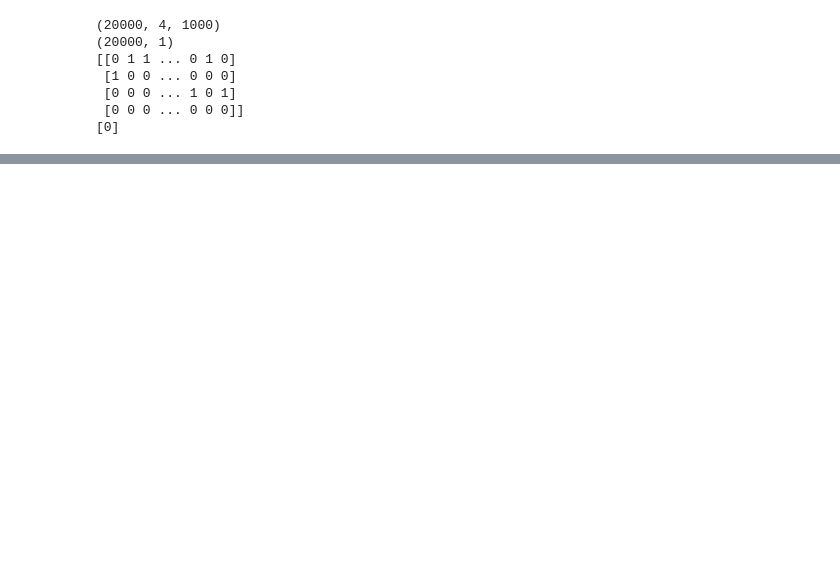
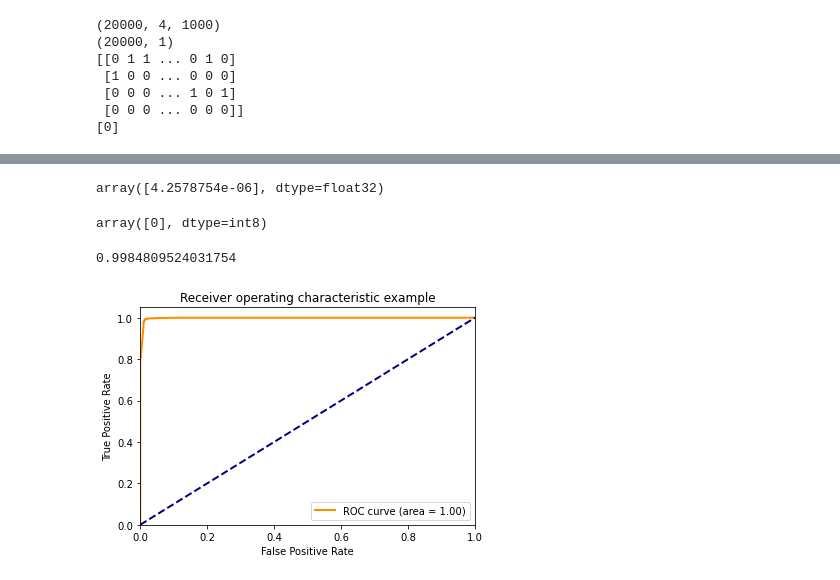
Before and after one commit to bogdanmironov/Diploma, a Jupyter notebook: Data3/v5/Model1.ipynb, the cells around one changed output, grey strips where cells are left out. Cells and saved outputs as stored; diff of their text form; code cells hidden in the pictures; blank space fills up the shorter version.

Commit message:
Playing around with val data

```diff
--- a/Data3/v5/Model1.ipynb
+++ b/Data3/v5/Model1.ipynb
@@ -73 +121,4 @@ test_binlabels = h5_test['binlabels']
+# %%
+test_data = train_data[-10000:][:]
+test_binlabels = train_binlabels[-10000:][:]
 # %%
@@ -104,0 +126,33 @@ for i in range(100):
+# %%
+yhat = model.predict(test_data)
+# %%
+yhat[1]
+# %% [output]
+array([4.2578754e-06], dtype=float32)
+# %%
+test_binlabels[1]
+# %% [output]
+array([0], dtype=int8)
+# %%
+fpr, tpr, _ = roc_curve(test_binlabels, yhat)
+# %%
+roc_auc = roc_auc_score(test_binlabels, yhat)
+# %%
+roc_auc
+# %% [output]
+0.9984809524031754
+# %%
+# plt.figure()
+lw = 2
+plt.plot(fpr, tpr, color='darkorange',
+lw=lw, label='ROC curve (area = %0.2f)' % roc_auc)
+plt.plot([0, 1], [0, 1], color='navy', lw=lw, linestyle='--')
+plt.xlim([0.0, 1.0])
+plt.ylim([0.0, 1.05])
+plt.xlabel('False Positive Rate')
+plt.ylabel('True Positive Rate')
+plt.title('Receiver operating characteristic example')
+plt.legend(loc="lower right")
+plt.show()
+# %% [output]
+[figure, added]
```
Also changed, not shown: parts of 13 cells of this notebook, 1 other file.
